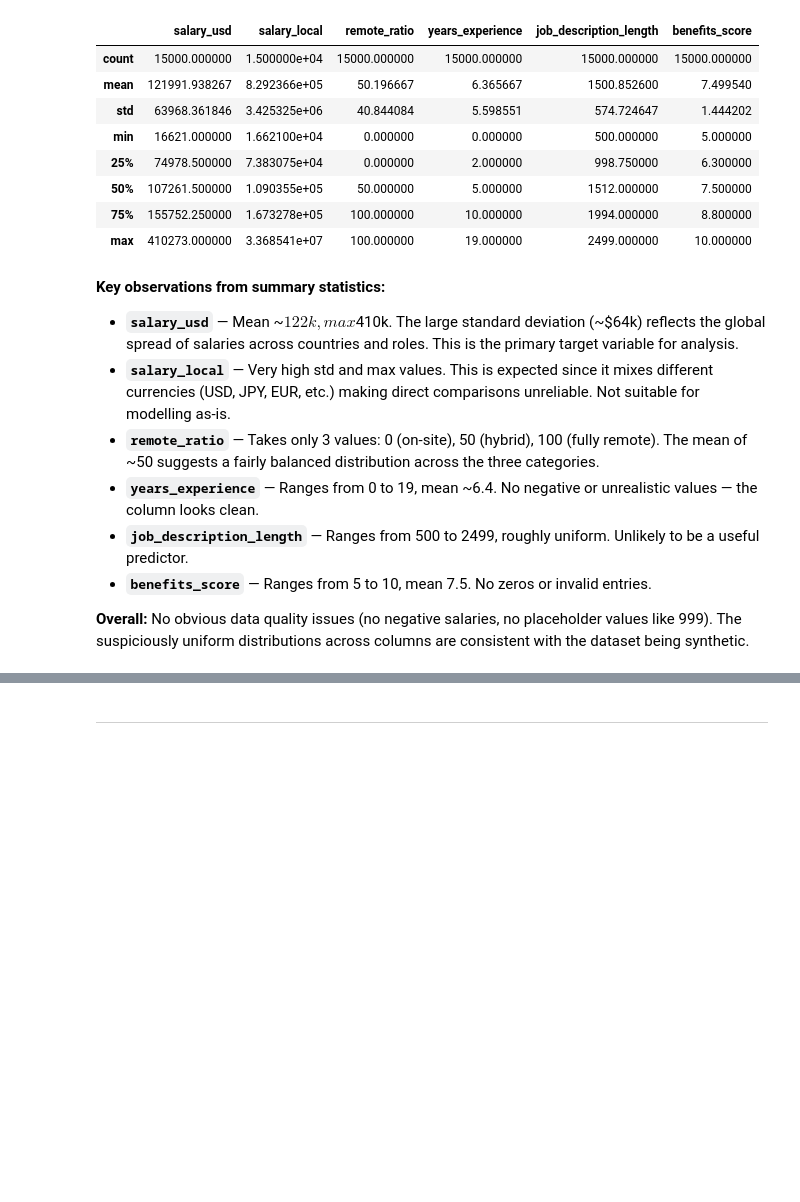
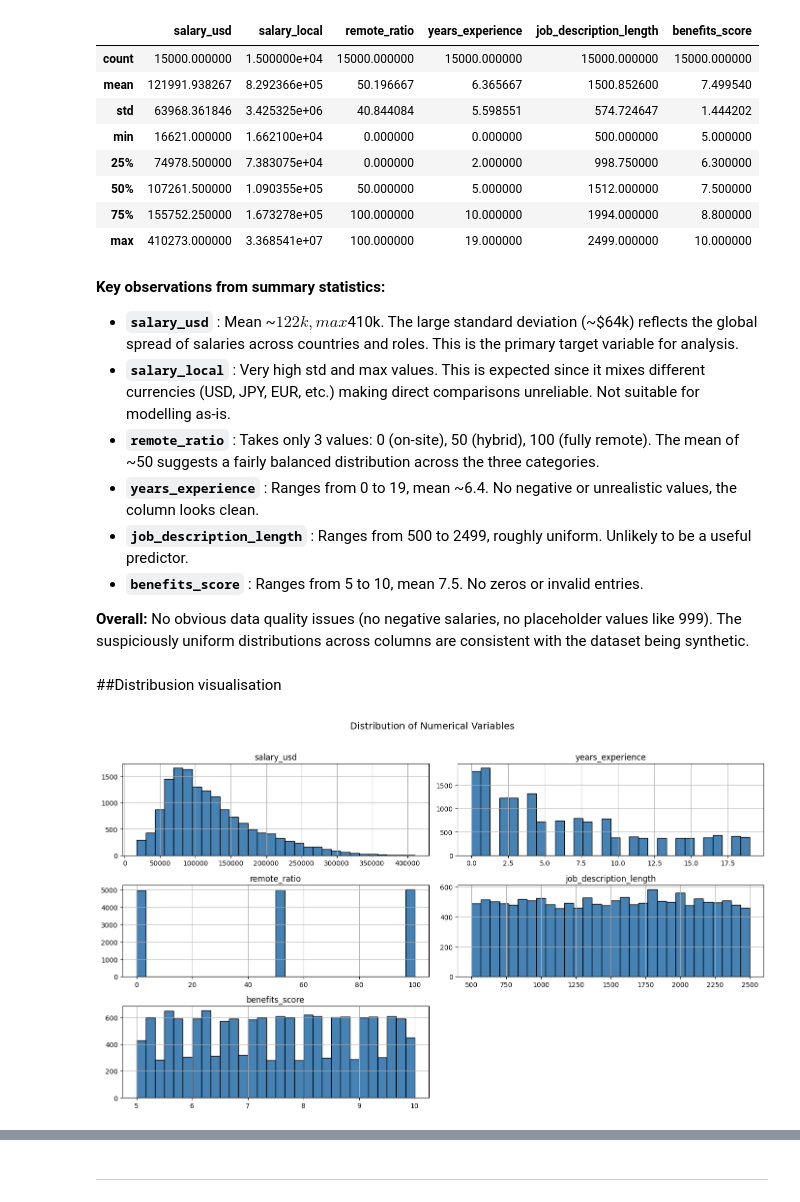
Before and after one commit to Scaphix/the-ai-salary-index, a Jupyter notebook: jupyter_notebooks/01-DataCollection.ipynb, the cells around one changed output, grey strips where cells are left out. Drawn from its saved outputs; the diff is of its cells as text; code cells hidden in the pictures; blank space fills up the shorter version.

Commit message:
Add histograms and bar charts for distributions visualisation

```diff
--- a/jupyter_notebooks/01-DataCollection.ipynb
+++ b/jupyter_notebooks/01-DataCollection.ipynb
@@ -194,11 +211,25 @@ df.describe()
 # %% [markdown]
 **Key observations from summary statistics:**
 
-* **`salary_usd`** — Mean ~$122k, max $410k. The large standard deviation (~$64k) reflects the global spread of salaries across countries and roles. This is the primary target variable for analysis.
-* **`salary_local`** — Very high std and max values. This is expected since it mixes different currencies (USD, JPY, EUR, etc.) making direct comparisons unreliable. Not suitable for modelling as-is.
-* **`remote_ratio`** — Takes only 3 values: 0 (on-site), 50 (hybrid), 100 (fully remote). The mean of ~50 suggests a fairly balanced distribution across the three categories.
-* **`years_experience`** — Ranges from 0 to 19, mean ~6.4. No negative or unrealistic values — the column looks clean.
-* **`job_description_length`** — Ranges from 500 to 2499, roughly uniform. Unlikely to be a useful predictor.
-* **`benefits_score`** — Ranges from 5 to 10, mean 7.5. No zeros or invalid entries.
+* **`salary_usd`** : Mean ~$122k, max $410k. The large standard deviation (~$64k) reflects the global spread of salaries across countries and roles. This is the primary target variable for analysis.
+* **`salary_local`** : Very high std and max values. This is expected since it mixes different currencies (USD, JPY, EUR, etc.) making direct comparisons unreliable. Not suitable for modelling as-is.
+* **`remote_ratio`** : Takes only 3 values: 0 (on-site), 50 (hybrid), 100 (fully remote). The mean of ~50 suggests a fairly balanced distribution across the three categories.
+* **`years_experience`** : Ranges from 0 to 19, mean ~6.4. No negative or unrealistic values, the column looks clean.
+* **`job_description_length`** : Ranges from 500 to 2499, roughly uniform. Unlikely to be a useful predictor.
+* **`benefits_score`** : Ranges from 5 to 10, mean 7.5. No zeros or invalid entries.
 
 **Overall:** No obvious data quality issues (no negative salaries, no placeholder values like 999). The suspiciously uniform distributions across columns are consistent with the dataset being synthetic.
+# %% [markdown]
+##Distribusion visualisation
+# %%
+import matplotlib.pyplot as plt
+
+df[['salary_usd', 'years_experience', 'remote_ratio',
+    'job_description_length', 'benefits_score']].hist(
+    figsize=(14, 8), bins=30, edgecolor='black', color='steelblue'
+)
+plt.suptitle("Distribution of Numerical Variables", fontsize=14, y=1.02)
+plt.tight_layout()
+plt.show()
+# %% [output]
+[figure, added]
```
Also changed, not shown: parts of 13 cells of this notebook.
